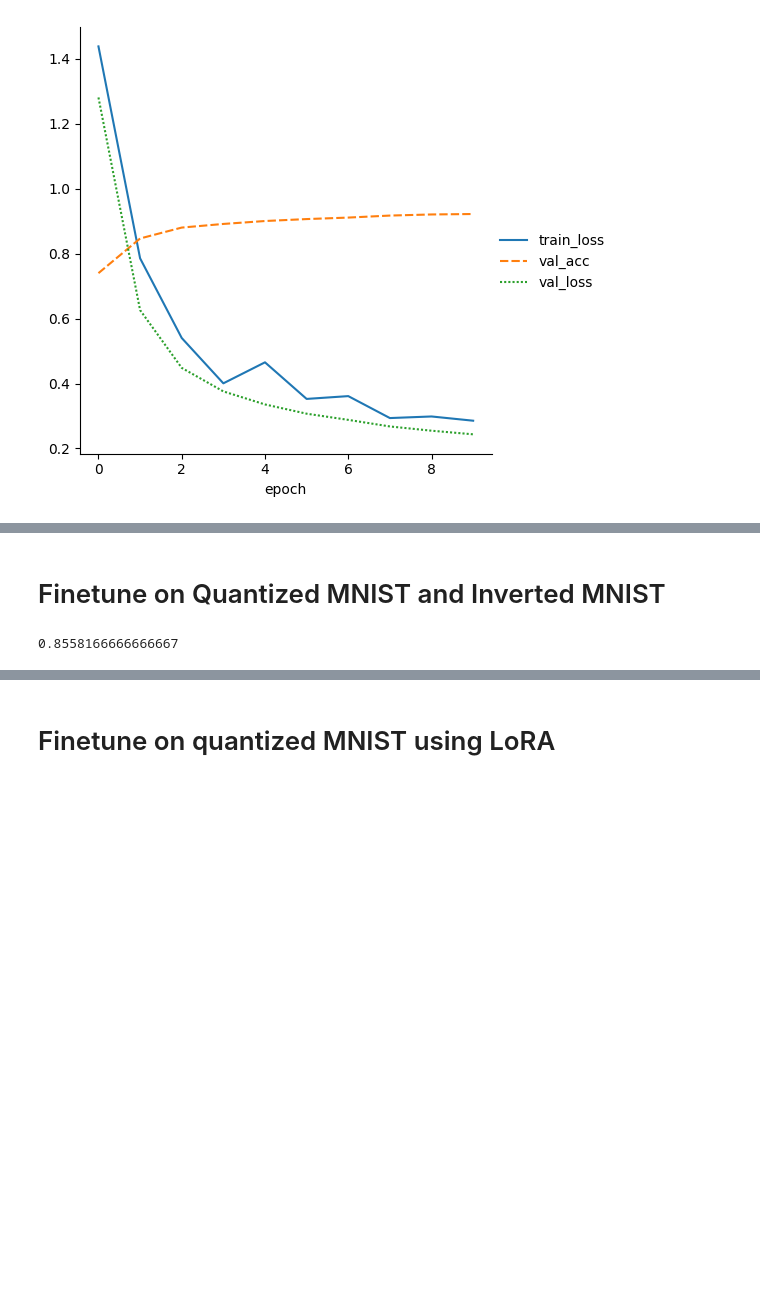
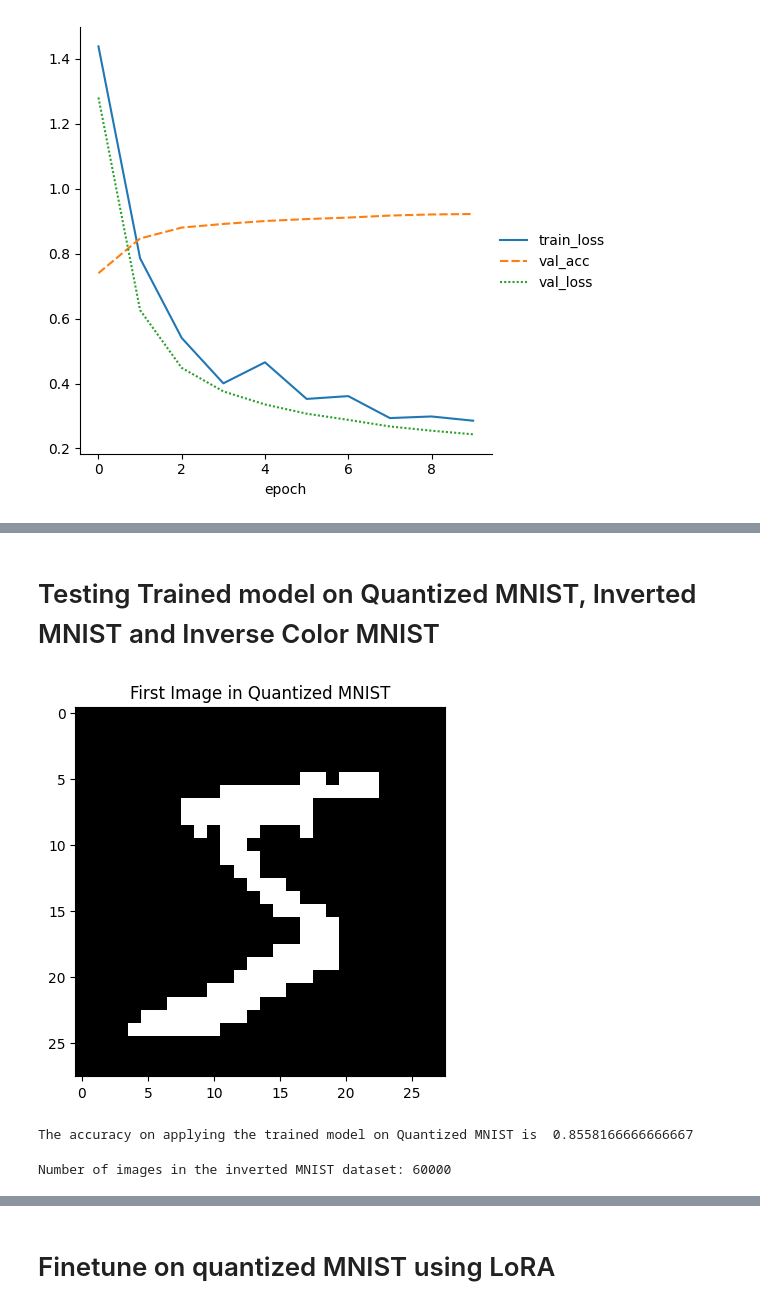
Before and after one commit to mrigankpawagi/EfficientAttention, a Jupyter notebook: experiments/LoRA/MNIST/lora_on_mnist.ipynb, the cells around one changed output, grey strips where cells are left out. Saved outputs shown, nothing was run; the diff lists cells and outputs as text; code cells hidden in the pictures; blank space fills up the shorter version.

```diff
--- a/experiments/LoRA/MNIST/lora_on_mnist.ipynb
+++ b/experiments/LoRA/MNIST/lora_on_mnist.ipynb
@@ -332,13 +354,28 @@ Loaded model weights from the checkpoint at logs/lightning_logs/version_10/check
 trainer.save_checkpoint("model.ckpt")
 torch.save(model.state_dict(), 'model.pt')
 # %% [markdown]
-# Finetune on Quantized MNIST and Inverted MNIST
+# Testing Trained model on  Quantized MNIST, Inverted MNIST and Inverse Color MNIST
 # %%
 # create the dataset
 quantized_mnist = QuantizedMNIST(PATH_DATASETS, train=True, download=True)
 
 # create a dataloader
 quantized_mnist_loader = DataLoader(quantized_mnist, batch_size=1024, shuffle=False)
+# %%
+first_image, _ = quantized_mnist[0]  # Access by index (0 for first)
+
+import matplotlib.pyplot as plt
+
+# Rescale the image to be between 0 and 1 (assuming quantization)
+first_image = first_image.unsqueeze(0)  # Add a batch dimension for plotting
+first_image = first_image * (1.0 / 255)  # Rescale if necessary
+
+# Plot the image
+plt.imshow(first_image.squeeze(), cmap="gray")  # Squeeze to remove batch dim
+plt.title("First Image in Quantized MNIST")
+plt.show()
+# %% [output]
+[figure, added]
 # %%
 # test the accuracy of the model on entire quantized dataset
 acc = 0
@@ -348,12 +385,16 @@ for x, y in quantized_mnist_loader:
 
 acc /= len(quantized_mnist)
 
-print(acc)
+print("The accuracy on applying the trained model on Quantized MNIST is ",acc)
 # %% [output]
-0.8558166666666667
+The accuracy on applying the trained model on Quantized MNIST is  0.8558166666666667
 # %%
 # create the dataset
 inverted_mnist = InvertedMNIST(PATH_DATASETS, train=True, download=True)
 
 # create a dataloader
 inverted_mnist_loader = DataLoader(inverted_mnist, batch_size=1024, shuffle=False)
+# %%
+print("Number of images in the inverted MNIST dataset:", len(inverted_mnist))
+# %% [output]
+Number of images in the inverted MNIST dataset: 60000
```
Also changed, not shown: parts of 49 cells of this notebook, 11 other files.
